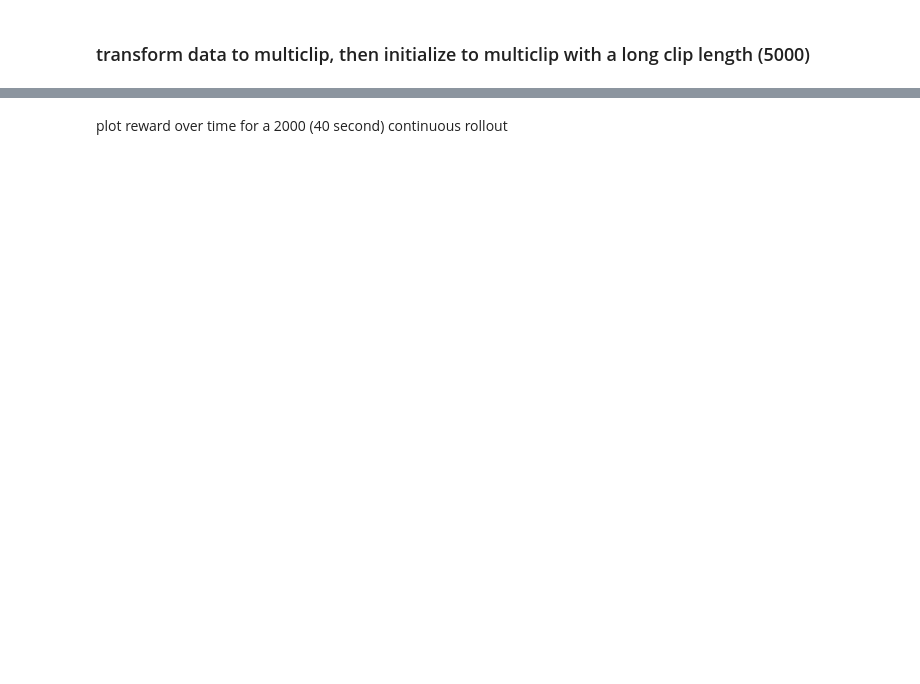
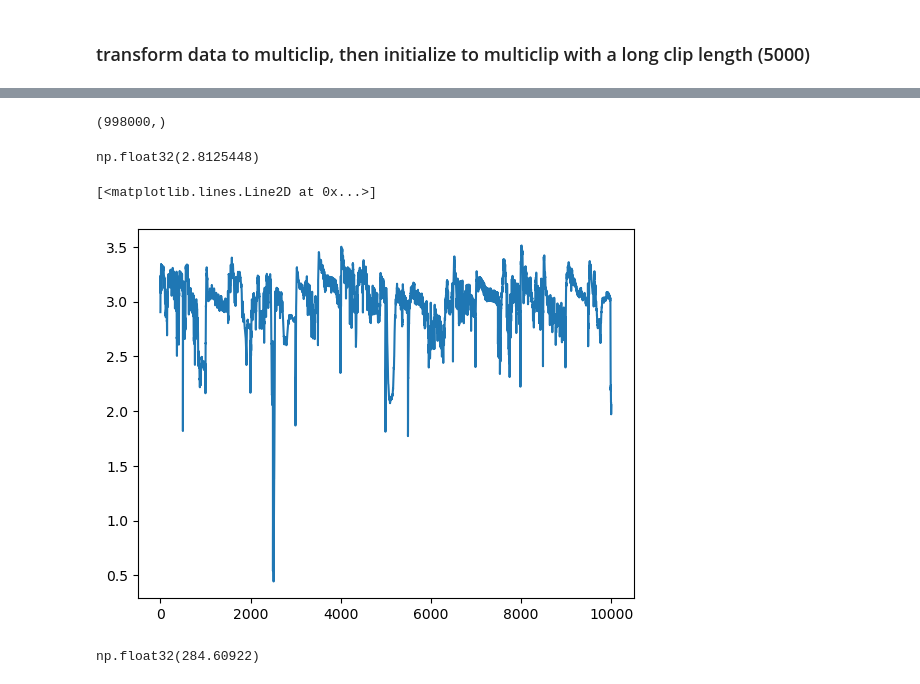
Before and after one commit to talmolab/track-mjx, a Jupyter notebook: notebooks/generalization.ipynb, the cells around one changed output, grey strips where cells are left out. Cells and saved outputs as stored; diff of their text form; code cells hidden in the pictures; blank space fills up the shorter version.

```diff
--- a/notebooks/generalization.ipynb
+++ b/notebooks/generalization.ipynb
@@ -41,8 +54,10 @@ os.environ["XLA_PYTHON_CLIENT_PREALLOCATE"] = "false"
 # %%
-eval_data_path = "/Users/charleszhang/GitHub/stac-mjx/transform_coltrane_2021_07_28_1.h5"
-
+eval_data_path = "/n/holylabs/LABS/olveczky_lab/Users/charleszhang/stac-mjx/transform_coltrane_2021_07_28_1.h5"
+n_frames_per_clip=250
+# eval_data_path = "/n/holylabs/LABS/olveczky_lab/Users/charleszhang/track-mjx/data/transform_snips.h5"
+# n_frames_per_clip=250
 # replace with your checkpoint path
-ckpt_path = "/Users/charleszhang/GitHub/track-mjx/model_checkpoints/ademamix_64"
+ckpt_path = "/n/holylabs/LABS/olveczky_lab/Users/charleszhang/track-mjx/model_checkpoints/250308_155205"
 # Load config from checkpoint
 ckpt = checkpointing.load_checkpoint_for_eval(ckpt_path)
 
@@ -51,10 +66,9 @@ cfg = ckpt["cfg"]
 # make some changes to the config
 # replace with absolute path to your data
 # -- your notebook may not have access to the same relative path
-cfg.data_path = "/Users/charleszhang/GitHub/track-mjx/data/transform_snips.h5"
+cfg.data_path = "/n/holylabs/LABS/olveczky_lab/Users/charleszhang/track-mjx/data/transform_snips.h5"
 cfg.train_setup.checkpoint_to_restore = ckpt_path
 # %%
-n_frames_per_clip=1000
 inference_fn = checkpointing.load_inference_fn(cfg, ckpt["policy"], get_activation=False)
 reference_clip = load.make_multiclip_data(eval_data_path, n_frames_per_clip=n_frames_per_clip)
 reference_clip.position.shape
@@ -122,2 +154,26 @@ for i in tqdm(range(num_steps)):
+# %%
+reshaped_dones = np.array(all_metrics["done"]).reshape(-1, order="F")
+reshaped_rewards = np.array(all_metrics["reward"]).reshape(-1, order="F")
+reshaped_rewards.shape
+# %% [output]
+(998000,)
+# %%
+# avg reward:
+reshaped_rewards.mean()
+# %% [output]
+np.float32(2.8125448)
+# %%
+# plot reward over time, with smoothing
+plt.plot(reshaped_rewards[:10000])
+# %% [output]
+[<matplotlib.lines.Line2D at 0x...>]
+[figure, added]
+# %%
+# calculate the number of done frames per hour
+done_count = reshaped_dones.sum()
+dones_per_hour = done_count * (3600 / (reshaped_dones.size / 100))  # Scale up to per hour
+dones_per_hour
+# %% [output]
+np.float32(284.60922)
 # %%
 # render rollouts
@@ -136,2 +185,0 @@ done_per_hour
-# %% [markdown]
-plot reward over time for a 2000 (40 second) continuous rollout
```
Also changed, not shown: parts of 7 cells of this notebook.
